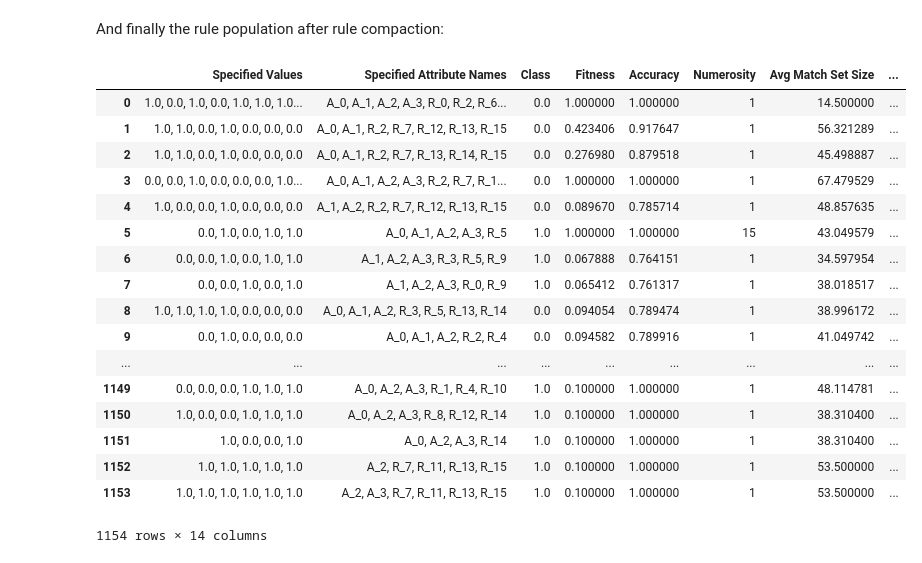
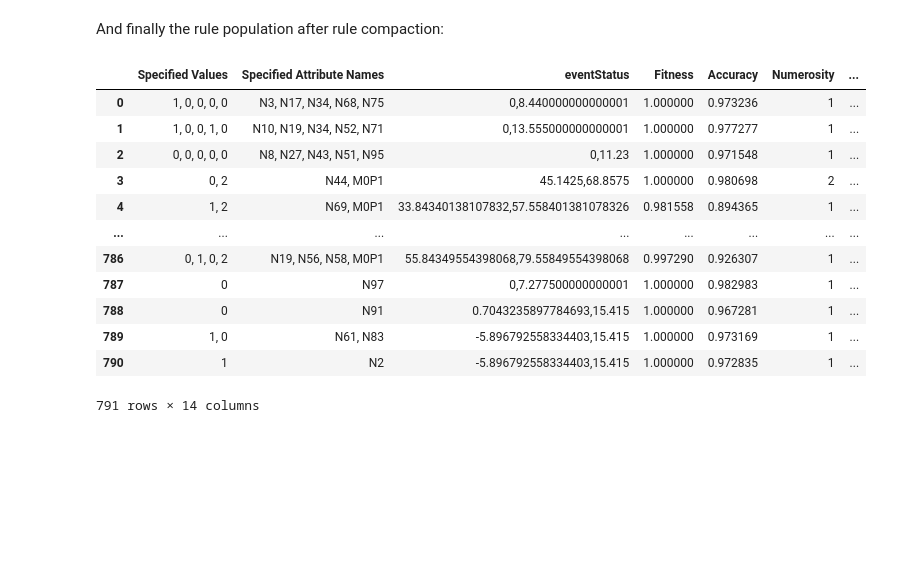
Before and after one commit to UrbsLab/survival-LCS, a Jupyter notebook: scikit-ExSTraCS User Guide.ipynb, the cells around one changed output. Saved outputs shown, nothing was run; the diff lists cells and outputs as text; code cells hidden in the pictures; blank space fills up the shorter version.

```diff
--- a/scikit-ExSTraCS User Guide.ipynb
+++ b/scikit-ExSTraCS User Guide.ipynb
@@ -158,7 +153,7 @@ Below, we present 2 methods to load data of the correct format for the ExSTraCS
 There are many ways you can derive the attribute and events array. One most common method is by using pandas via reading from a csv file, as the below code demonstrates with an example dataset:
 # %%
 #load data
-data = pd.read_csv('~/Documents/UrbsLab/test/main_effect_cens0.1_surv_2022-07-26_CV_0_Train.txt', sep = '\t', header = 0)
+data = pd.read_csv('test/main_effect_cens0.1_surv_2022-07-26_CV_0_Train.txt', sep = '\t', header = 0)
 timeLabel = 'eventTime'
 censorLabel = 'eventStatus'
 inst = 'inst'
@@ -199,7 +194,7 @@ Data Events
 Great, now let's load example training and test files - if we want to run a full cross-validation, we can use the script "sim_full_pipeline_sLCS.py"
 # %%
 #Training data
-data_train = pd.read_csv('~/Documents/UrbsLab/test/main_effect_cens0.1_surv_2022-07-26_CV_0_Train.txt', sep = '\t', header = 0)
+data_train = pd.read_csv('test/main_effect_cens0.1_surv_2022-07-26_CV_0_Train.txt', sep = '\t', header = 0)
 timeLabel = 'eventTime'
 censorLabel = 'eventStatus'
 instID = 'inst'
@@ -216,7 +211,7 @@ dataEventTimes_train = dataEvents_train[:,0]
 dataEventStatus_train = dataEvents_train[:,1]
 
 #Test data
-data_test = pd.read_csv('~/Documents/UrbsLab/test/main_effect_cens0.1_surv_2022-07-26_CV_0_Test.txt', sep = '\t', header = 0)
+data_test = pd.read_csv('test/main_effect_cens0.1_surv_2022-07-26_CV_0_Test.txt', sep = '\t', header = 0)
 
 #Derive the attribute and phenotype array using the phenotype label
 dataFeatures_test = data_test.drop([timeLabel,censorLabel,instID],axis = 1).values
@@ -747,3 +756,5 @@ plt.show()
+# %%
+headers = dataHeaders[:-1]
 # %% [markdown]
 ### Exporting and Accessing Rule Population Data
 Post-training, you also have the option to export the final rule population (either before or after rule compaction). This can be done be calling the following method:
@@ -812,26 +813,21 @@ display(populationData2)
 # %% [markdown]
 And finally the rule population after rule compaction:
 # %%
-trainedModel.export_final_rule_population(headers,classLabel,filename="defaultExportDir/popData3.csv",RCPopulation=True)
+trainedModel.export_final_rule_population(headers,censorLabel,filename="test/defaultExportDir/popData3.csv",RCPopulation=True)
 
-populationData3 = pd.read_csv("defaultExportDir/popData3.csv")
+populationData3 = pd.read_csv("test/defaultExportDir/popData3.csv")
 display(populationData3)
 # %% [output]
-|  | Specified Values | Specified Attribute Names | Class | Fitness | Accuracy | Numerosity | Avg Match Set Size | ... |
-| 0 | 1.0, 0.0, 1.0, 0.0, 1.0, 1.0, 1.0... | A_0, A_1, A_2, A_3, R_0, R_2, R_6... | 0.0 | 1.000000 | 1.000000 | 1 | 14.500000 | ... |
-| 1 | 1.0, 1.0, 0.0, 1.0, 0.0, 0.0, 0.0 | A_0, A_1, R_2, R_7, R_12, R_13, R_15 | 0.0 | 0.423406 | 0.917647 | 1 | 56.321289 | ... |
-| 2 | 1.0, 1.0, 0.0, 1.0, 0.0, 0.0, 0.0 | A_0, A_1, R_2, R_7, R_13, R_14, R_15 | 0.0 | 0.276980 | 0.879518 | 1 | 45.498887 | ... |
-| 3 | 0.0, 0.0, 1.0, 0.0, 0.0, 0.0, 1.0... | A_0, A_1, A_2, A_3, R_2, R_7, R_1... | 0.0 | 1.000000 | 1.000000 | 1 | 67.479529 | ... |
-| 4 | 1.0, 0.0, 0.0, 1.0, 0.0, 0.0, 0.0 | A_1, A_2, R_2, R_7, R_12, R_13, R_15 | 0.0 | 0.089670 | 0.785714 | 1 | 48.857635 | ... |
-| 5 | 0.0, 1.0, 0.0, 1.0, 1.0 | A_0, A_1, A_2, A_3, R_5 | 1.0 | 1.000000 | 1.000000 | 15 | 43.049579 | ... |
-| 6 | 0.0, 0.0, 1.0, 0.0, 1.0, 1.0 | A_1, A_2, A_3, R_3, R_5, R_9 | 1.0 | 0.067888 | 0.764151 | 1 | 34.597954 | ... |
-| 7 | 0.0, 0.0, 1.0, 0.0, 1.0 | A_1, A_2, A_3, R_0, R_9 | 1.0 | 0.065412 | 0.761317 | 1 | 38.018517 | ... |
-| 8 | 1.0, 1.0, 1.0, 1.0, 0.0, 0.0, 0.0 | A_0, A_1, A_2, R_3, R_5, R_13, R_14 | 0.0 | 0.094054 | 0.789474 | 1 | 38.996172 | ... |
-| 9 | 0.0, 1.0, 0.0, 0.0, 0.0 | A_0, A_1, A_2, R_2, R_4 | 0.0 | 0.094582 | 0.789916 | 1 | 41.049742 | ... |
-| ... | ... | ... | ... | ... | ... | ... | ... | ... |
-| 1149 | 0.0, 0.0, 0.0, 1.0, 1.0, 1.0 | A_0, A_2, A_3, R_1, R_4, R_10 | 1.0 | 0.100000 | 1.000000 | 1 | 48.114781 | ... |
-| 1150 | 1.0, 0.0, 0.0, 1.0, 1.0, 1.0 | A_0, A_2, A_3, R_8, R_12, R_14 | 1.0 | 0.100000 | 1.000000 | 1 | 38.310400 | ... |
-| 1151 | 1.0, 0.0, 0.0, 1.0 | A_0, A_2, A_3, R_14 | 1.0 | 0.100000 | 1.000000 | 1 | 38.310400 | ... |
-| 1152 | 1.0, 1.0, 1.0, 1.0, 1.0 | A_2, R_7, R_11, R_13, R_15 | 1.0 | 0.100000 | 1.000000 | 1 | 53.500000 | ... |
-| 1153 | 1.0, 1.0, 1.0, 1.0, 1.0, 1.0 | A_2, A_3, R_7, R_11, R_13, R_15 | 1.0 | 0.100000 | 1.000000 | 1 | 53.500000 | ... |
+|  | Specified Values | Specified Attribute Names | eventStatus | Fitness | Accuracy | Numerosity | ... |
+| 0 | 1, 0, 0, 0, 0 | N3, N17, N34, N68, N75 | 0,8.440000000000001 | 1.000000 | 0.973236 | 1 | ... |
+| 1 | 1, 0, 0, 1, 0 | N10, N19, N34, N52, N71 | 0,13.555000000000001 | 1.000000 | 0.977277 | 1 | ... |
+| 2 | 0, 0, 0, 0, 0 | N8, N27, N43, N51, N95 | 0,11.23 | 1.000000 | 0.971548 | 1 | ... |
+| 3 | 0, 2 | N44, M0P1 | 45.1425,68.8575 | 1.000000 | 0.980698 | 2 | ... |
+| 4 | 1, 2 | N69, M0P1 | 33.84340138107832,57.558401381078326 | 0.981558 | 0.894365 | 1 | ... |
+| ... | ... | ... | ... | ... | ... | ... | ... |
+| 786 | 0, 1, 0, 2 | N19, N56, N58, M0P1 | 55.84349554398068,79.55849554398068 | 0.997290 | 0.926307 | 1 | ... |
+| 787 | 0 | N97 | 0,7.277500000000001 | 1.000000 | 0.982983 | 1 | ... |
+| 788 | 0 | N91 | 0.7043235897784693,15.415 | 1.000000 | 0.967281 | 1 | ... |
+| 789 | 1, 0 | N61, N83 | -5.896792558334403,15.415 | 1.000000 | 0.973169 | 1 | ... |
+| 790 | 1 | N2 | -5.896792558334403,15.415 | 1.000000 | 0.972835 | 1 | ... |
-1154 rows × 14 columns
+791 rows × 14 columns
```
Also changed, not shown: parts of 21 cells of this notebook, 21 other files.
